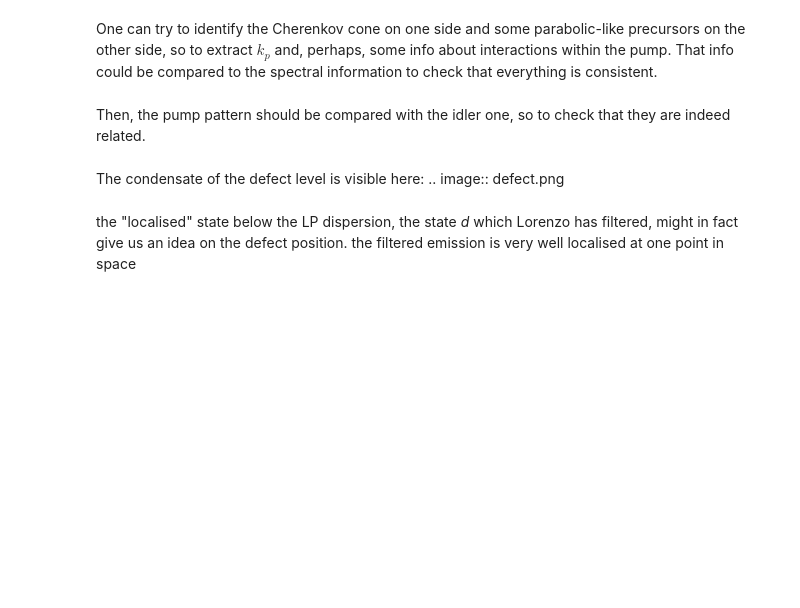
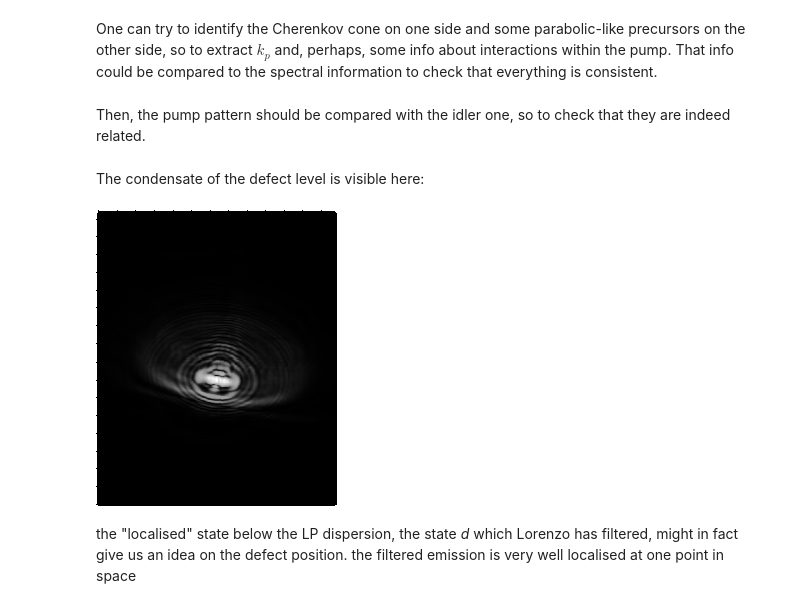
Before and after one commit to berceanu/notebooks, a Jupyter notebook: julia/april/fitting.ipynb, the cells around one changed output. Saved outputs shown, nothing was run; the diff lists cells and outputs as text; code cells hidden in the pictures; blank space fills up the shorter version.

```diff
--- a/julia/april/fitting.ipynb
+++ b/julia/april/fitting.ipynb
@@ -26,8 +31,11 @@ consistent.
 Then, the pump pattern should be compared with the idler one, so to
 check that they are indeed related.
 # %% [markdown]
-The condensate of the defect level is visible here: .. image::
-defect.png
+The condensate of the defect level is visible here:
+# %%
+defect = imread("defect_state.png")
+# %% [output]
+[figure, added]
 # %% [markdown]
 the "localised" state below the LP dispersion, the state *d* which
 Lorenzo has filtered, might in fact give us an idea on the defect
```
Also changed, not shown: parts of 36 cells of this notebook, 1 other file.
